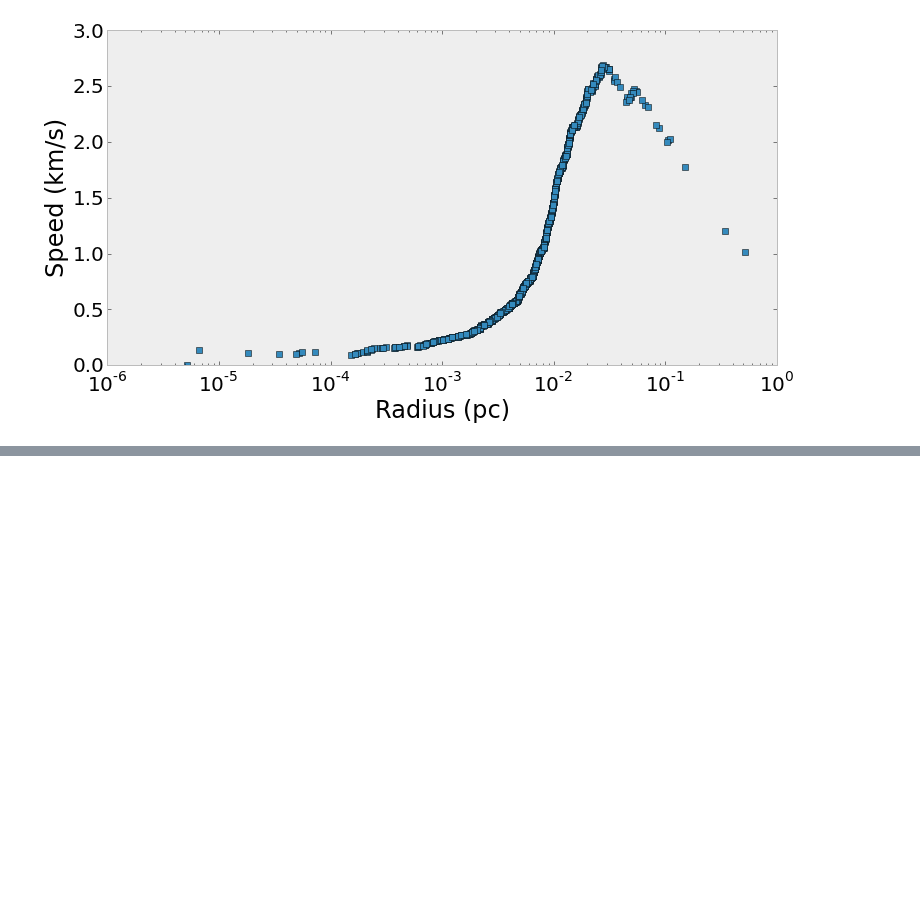
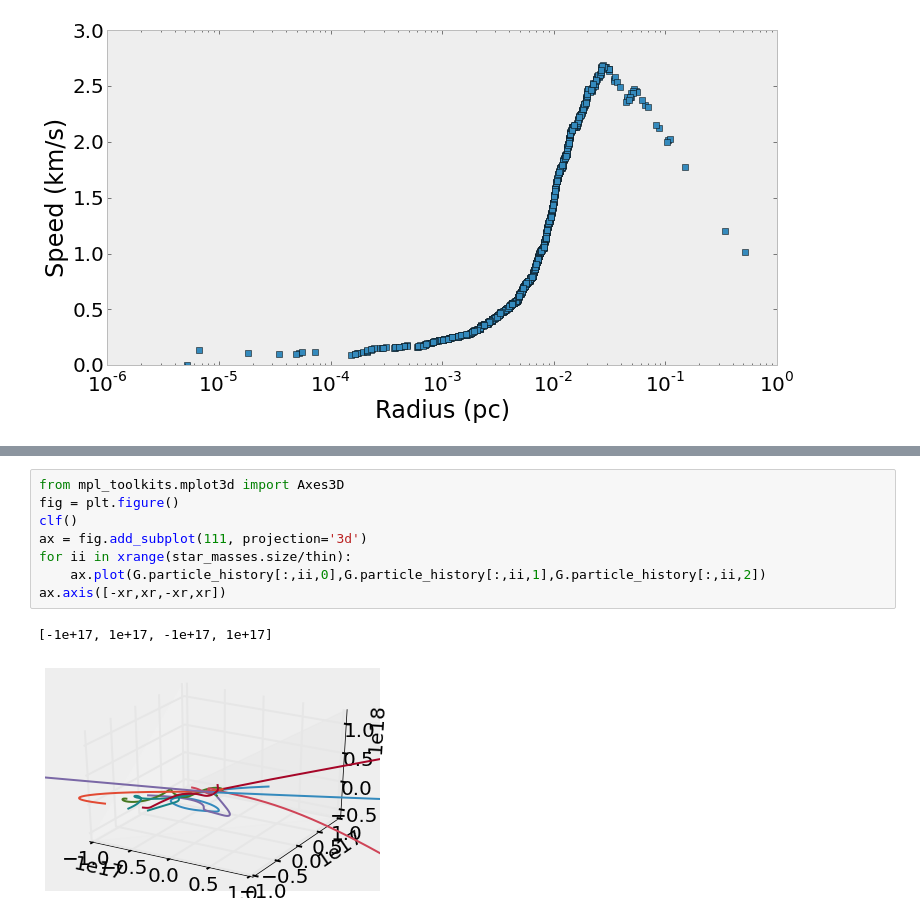
Before and after one commit to hongliliu/astr2600_notebooks, a Jupyter notebook: SamplingFromDistributions.ipynb, the cells around one changed output, grey strips where cells are left out. Saved outputs shown, nothing was run; the diff lists cells and outputs as text; blank space fills up the shorter version.

```diff
--- a/SamplingFromDistributions.ipynb
+++ b/SamplingFromDistributions.ipynb
@@ -430,0 +470,11 @@ At this point, we have all the tools needed to set up our initial conditions for
+# %%
+from mpl_toolkits.mplot3d import Axes3D
+fig = plt.figure()
+clf()
+ax = fig.add_subplot(111, projection='3d')
+for ii in xrange(star_masses.size/thin):
+    ax.plot(G.particle_history[:,ii,0],G.particle_history[:,ii,1],G.particle_history[:,ii,2])
+ax.axis([-xr,xr,-xr,xr])
+# %% [output]
+[-1e+17, 1e+17, -1e+17, 1e+17]
+[figure, added]
```
Also changed, not shown: parts of 8 cells of this notebook.
